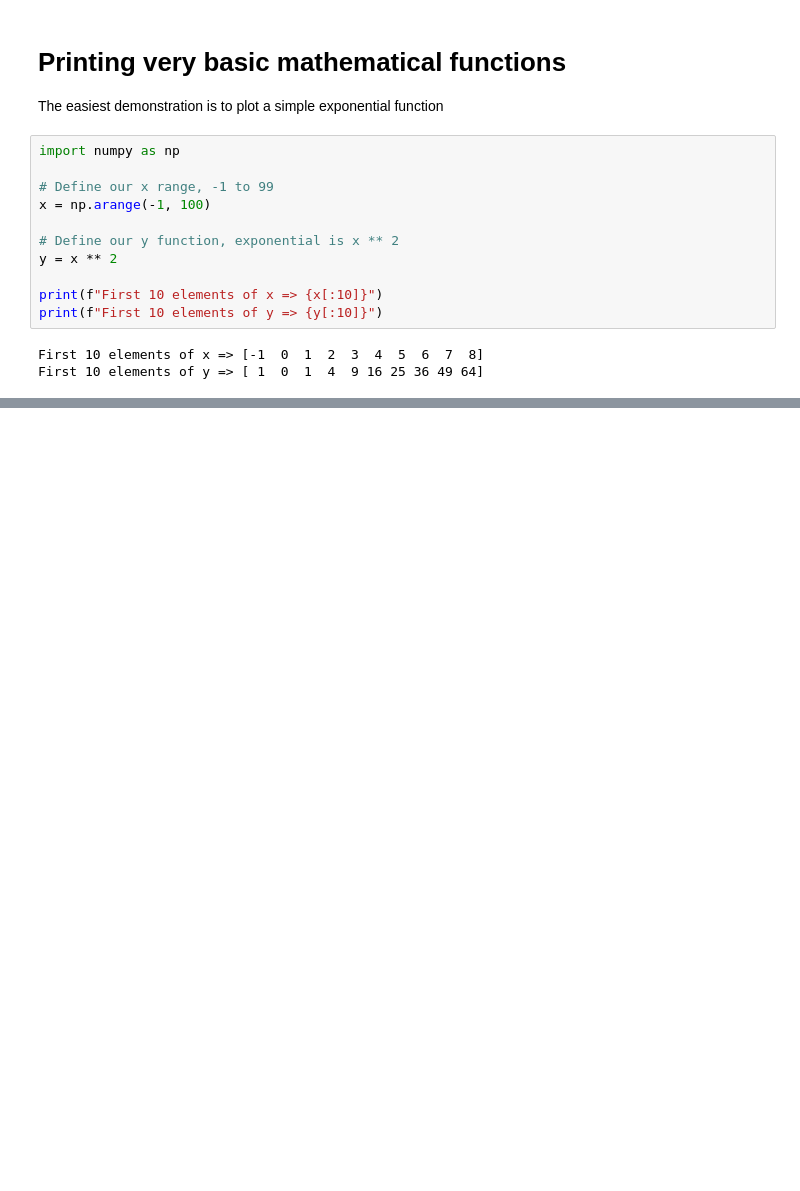
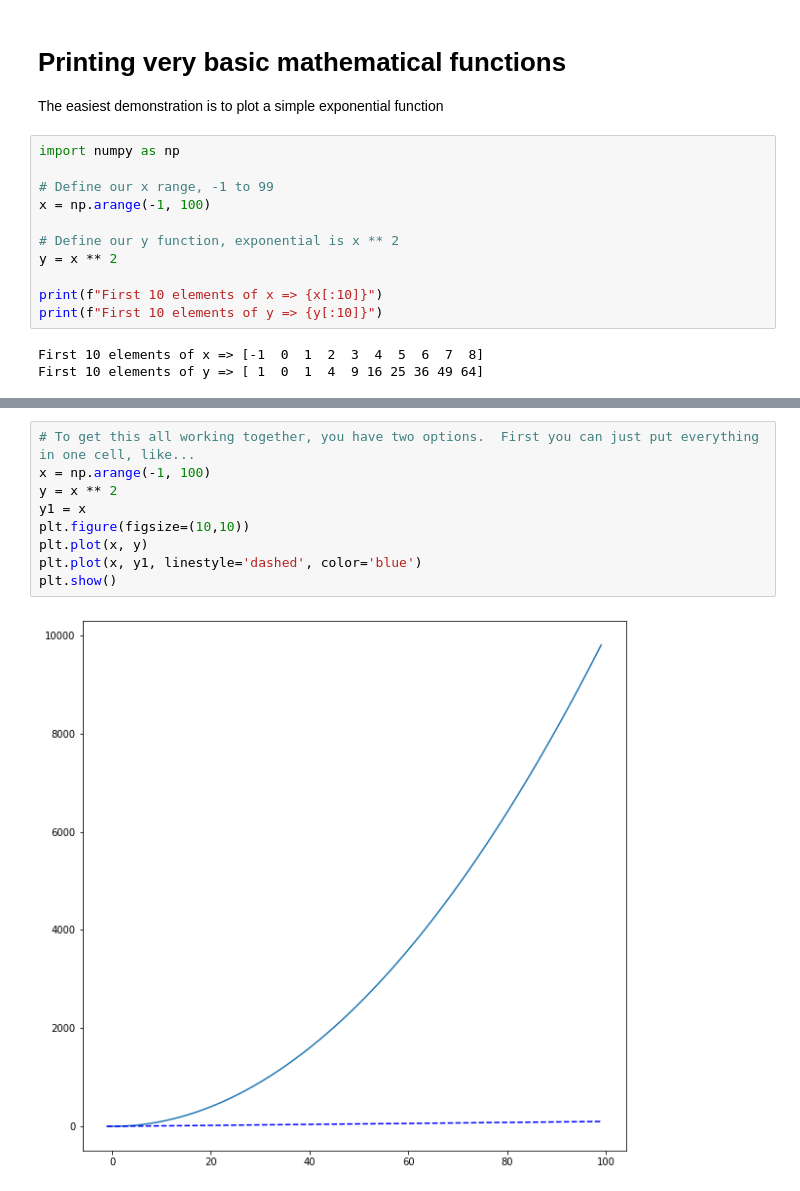
Before and after one commit to TheDarkTrumpet/BAIS-6040-0EXP-spr2021, a Jupyter notebook: Notebooks/Phase 2/08.01.01-Matplotlib.ipynb, the cells around one changed output, grey strips where cells are left out. Drawn from its saved outputs; the diff is of its cells as text; blank space fills up the shorter version.

```diff
--- a/Notebooks/Phase 2/08.01.01-Matplotlib.ipynb
+++ b/Notebooks/Phase 2/08.01.01-Matplotlib.ipynb
@@ -46,0 +65,11 @@ plt.show()
+# %%
+# To get this all working together, you have two options.  First you can just put everything in one cell, like...
+x = np.arange(-1, 100)
+y = x ** 2
+y1 = x
+plt.figure(figsize=(10,10))
+plt.plot(x, y)
+plt.plot(x, y1, linestyle='dashed', color='blue')
+plt.show()
+# %% [output]
+[figure, added]
```
Also changed, not shown: parts of 7 cells of this notebook.
